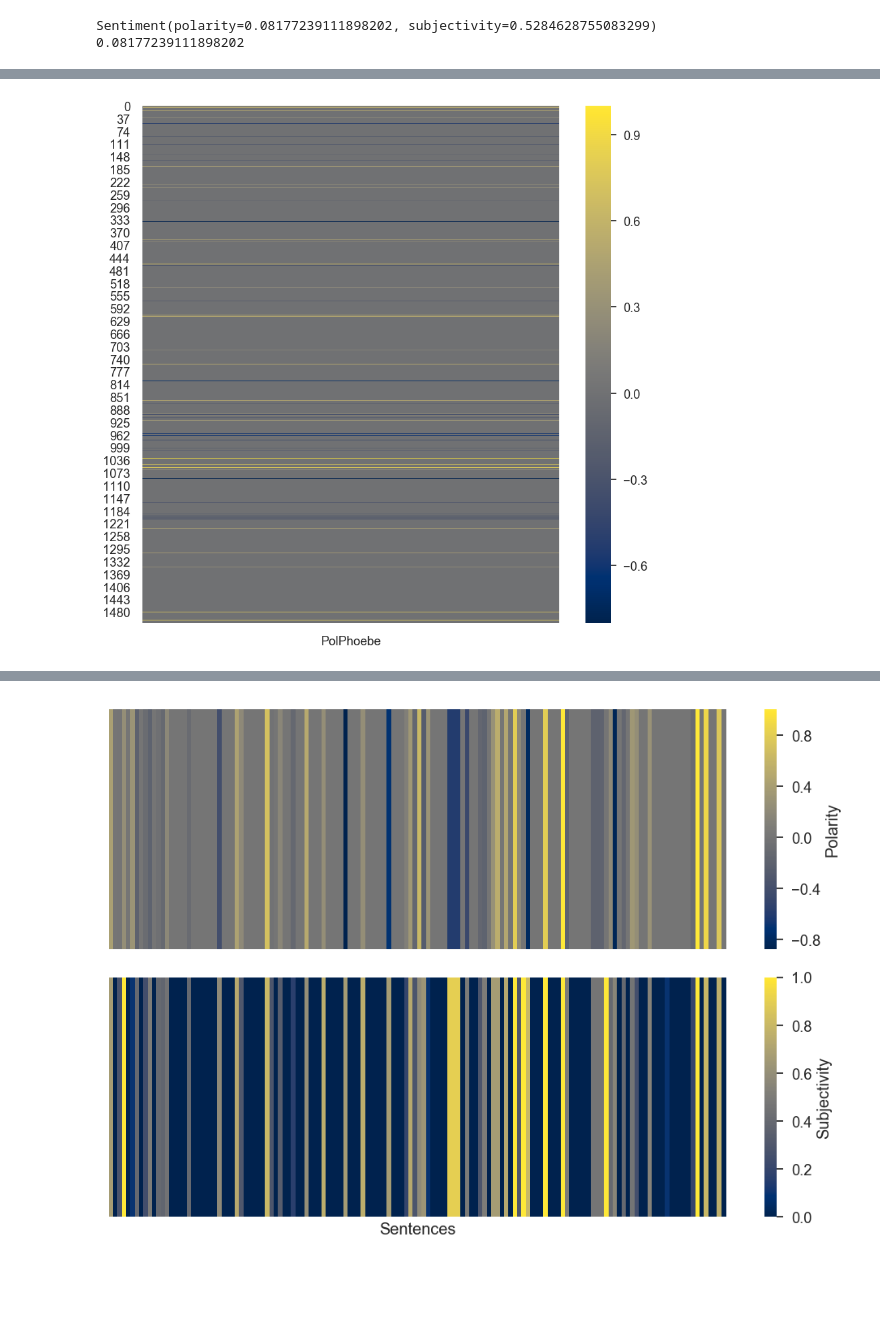
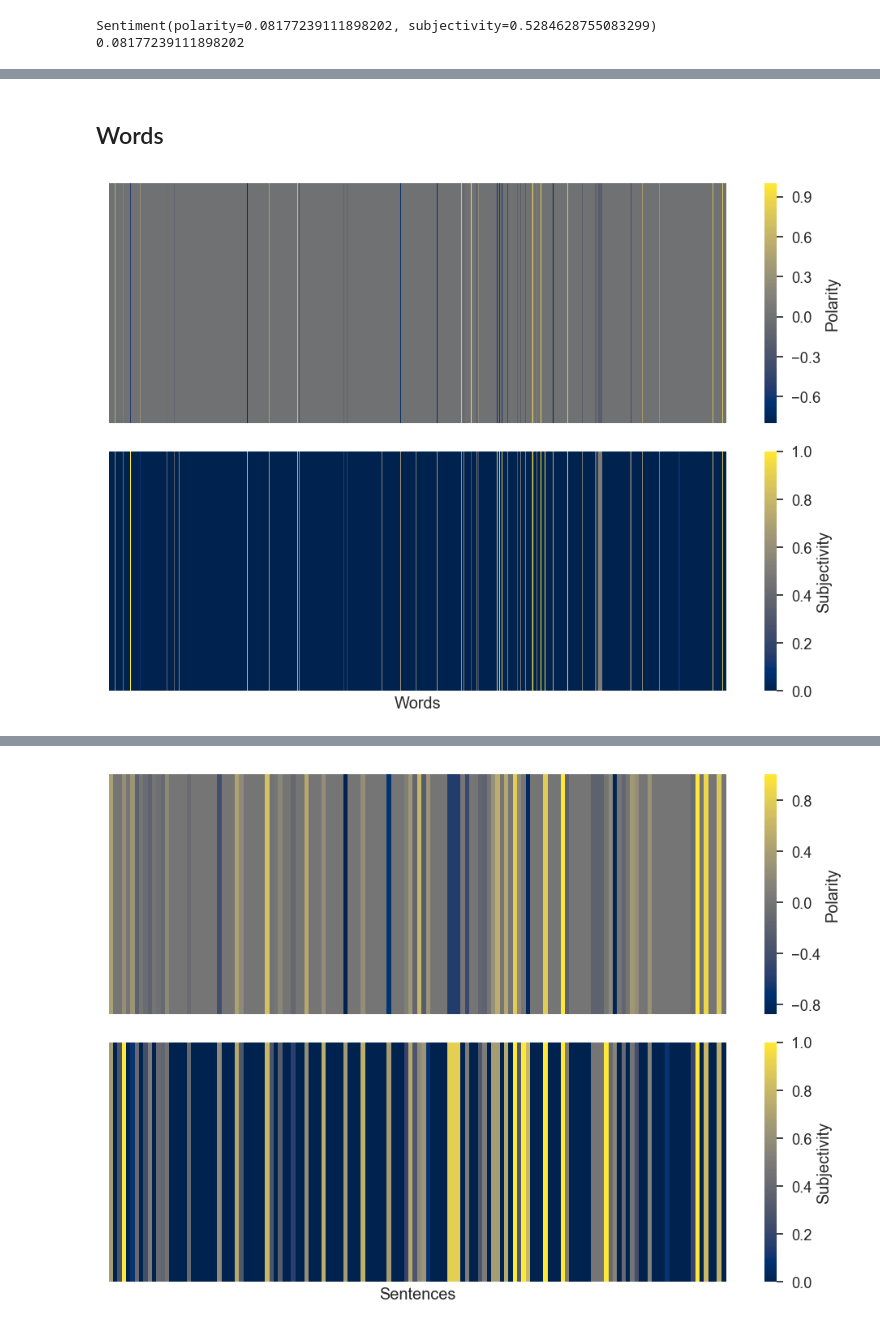
Before and after one commit to rdzudzar/friends_analysis, a Jupyter notebook: Sentiment_Phoebes_songs.ipynb, the cells around one changed output, grey strips where cells are left out. Saved outputs shown, nothing was run; the diff lists cells and outputs as text; code cells hidden in the pictures; blank space fills up the shorter version.

```diff
--- a/Sentiment_Phoebes_songs.ipynb
+++ b/Sentiment_Phoebes_songs.ipynb
@@ -198,5 +202,0 @@ df.head()
-# %%
-fig, ax = plt.subplots(figsize=(10,10))
-ax = sns.heatmap(df['PolPhoebe'].to_frame(), cmap='cividis')
-# %% [output]
-[figure, removed]
@@ -205,0 +203,40 @@ ax = sns.heatmap(df['PolPhoebe'].to_frame(), cmap='cividis')
+# %% [markdown]
+## Words
+# %%
+n=20
+sns.set(font_scale=1.2)
+#map = {i: i for i in range(-1, 1, 0.1)}
+
+cmap = sns.color_palette("cividis")
+
+fig, (ax0,ax1) = plt.subplots(2, 1, sharex=True, sharey=True, figsize=(10,7))
+
+#fig, ax = plt.subplots(figsize=(10,10))
+ax0 = sns.heatmap([words_pol], cmap='cividis', cbar_kws={'label': 'Polarity', 'orientation': 'vertical'}, ax=ax0)
+ax1 = sns.heatmap([words_sub], cmap='cividis', cbar_kws={'label': 'Subjectivity', 'orientation': 'vertical'}, ax=ax1)
+
+#ax.set_xlabel(r'Sentences')
+#ax.xaxis.label.set_fontsize(20)
+
+labels = [item.get_text() for item in ax.get_yticklabels()]
+labels[0] = ''
+#labels[1] = 'Subjectivity'
+ax0.set_yticklabels(labels, fontsize=18)
+
+#plt.xticks(np.arange(0, len(sentence_pol)+1, 1.0))
+ax0.tick_params(top=False, bottom=False, left=False, right=False, labelleft=True, labelbottom=False)
+ax1.tick_params(top=False, bottom=False, left=False, right=False, labelleft=True, labelbottom=False)
+
+ax1.set_xlabel('Words')
+#ax0.set_xlabel('Sentences')
+
+#ax1.figure.axes[-1].yaxis.label.set_size(20)
+
+
+plt.subplots_adjust(wspace=0.01, hspace=0)
+
+plt.tight_layout()
+
+fig.savefig("Phoebe_song_sentiment_words.png")
+# %% [output]
+[figure, added]
```
Also changed, not shown: parts of 18 cells of this notebook.
